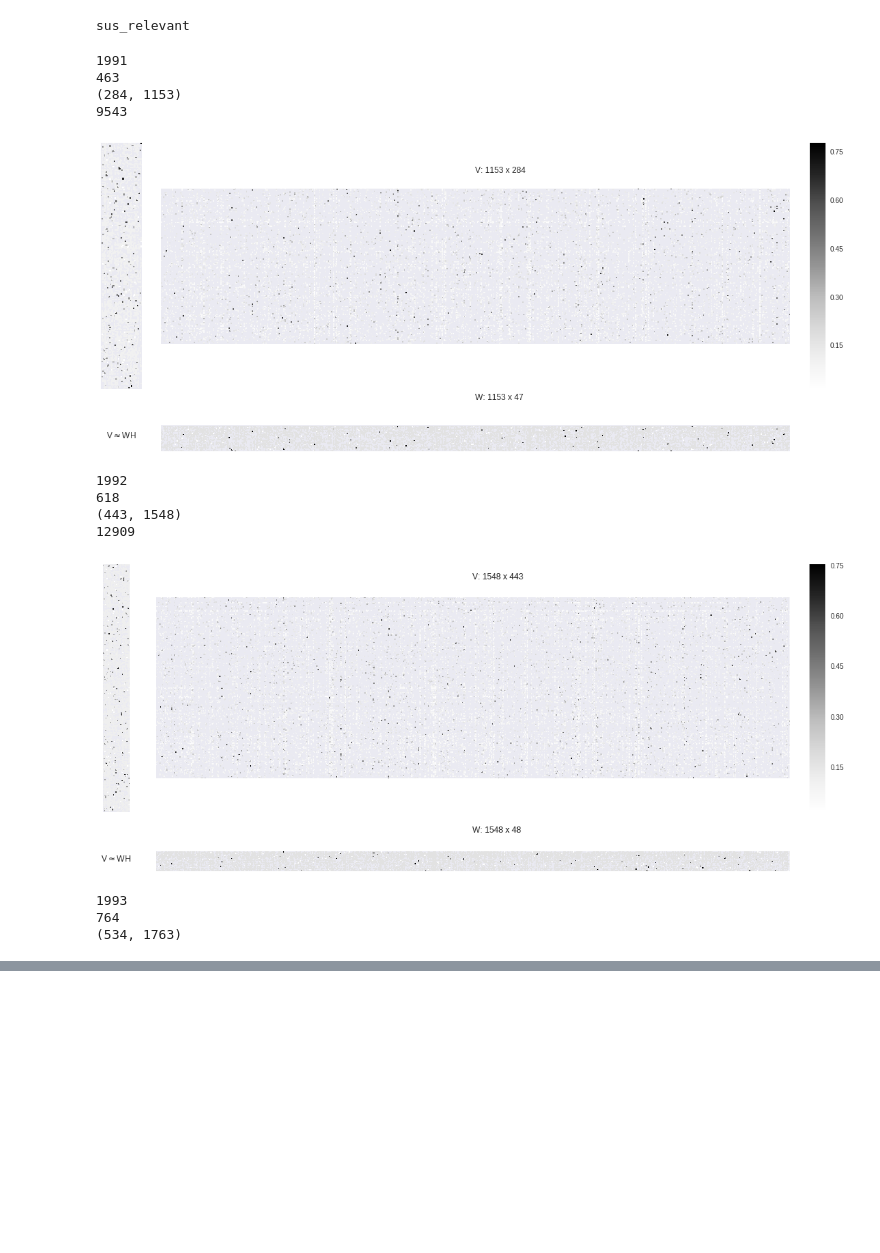
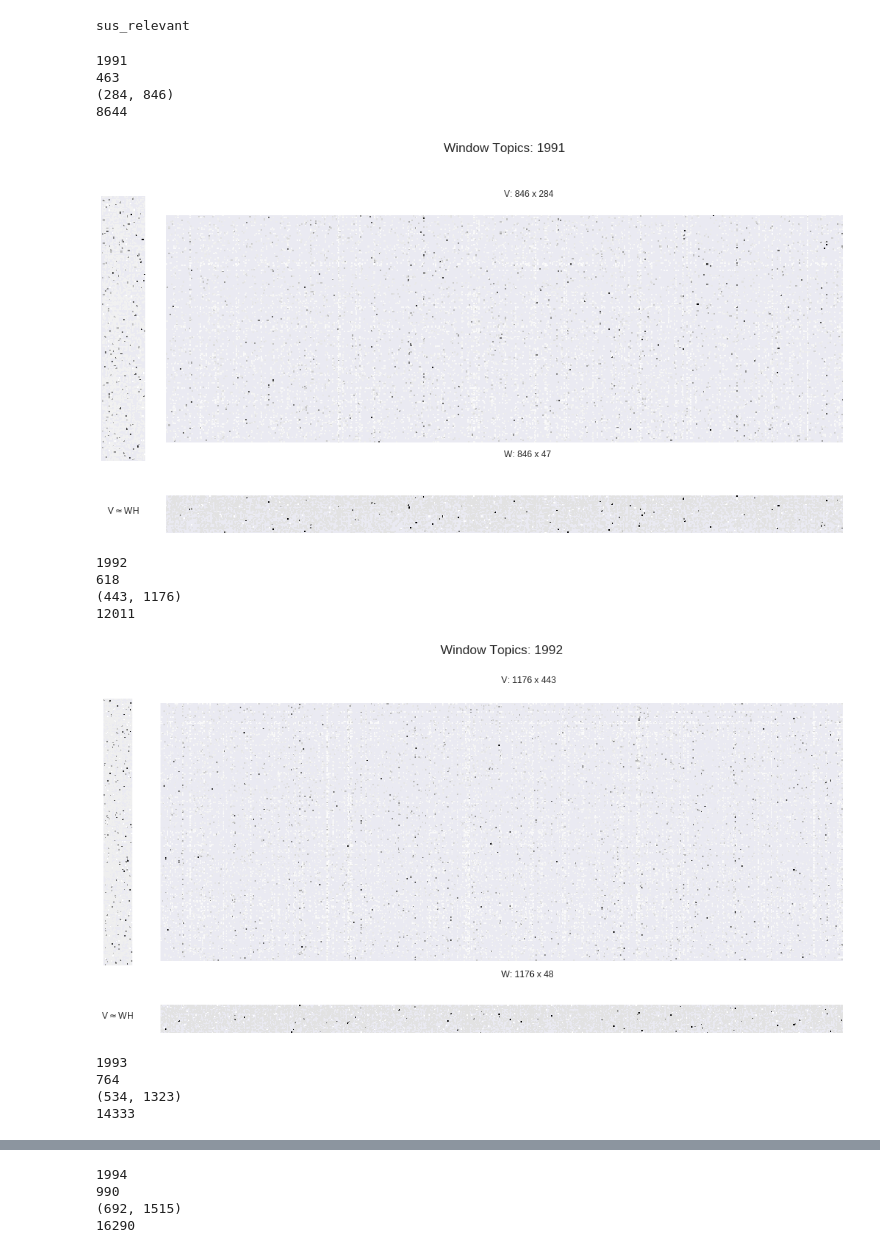
Before and after one commit to mcc-apsis/sustainability, a Jupyter notebook: code/explanation.ipynb, the cells around one changed output, grey strips where cells are left out. Cells and saved outputs as stored; diff of their text form; code cells hidden in the pictures; blank space fills up the shorter version.

```diff
--- a/code/explanation.ipynb
+++ b/code/explanation.ipynb
@@ -56,8 +56,8 @@ for y in [1991,1992,1993,1994,1995,1996]:
     abstracts, docsizes, ids = proc_docs(ydocs, stoplist)
 
     tfidf_vectorizer = TfidfVectorizer(
-            max_df=0.8,
-            min_df=4,
+            max_df=0.7,
+            min_df=6,
             max_features=500000,
             ngram_range=(1,1),
             tokenizer=snowball_stemmer(),
@@ -104,7 +104,7 @@ for y in [1991,1992,1993,1994,1995,1996]:
     ax1 = fig.add_axes([-0.45,0.5  ,0.8  ,0.5])
     ax2 = fig.add_axes([0    ,0.15 ,0.8  ,0.5])
     ax3 = fig.add_axes([0    ,0.5  ,0.8  ,0.5])
-    ax4 = fig.add_axes([0.825,0.5  ,0.02 ,0.5])
+    #ax4 = fig.add_axes([0.825,0.5  ,0.02 ,0.5])
 
     tfidf_m = tfidf.toarray()
     tfidf_m[tfidf_m==0.0]=np.nan
@@ -125,43 +125,49 @@ for y in [1991,1992,1993,1994,1995,1996]:
         #cbar_ax=ax4
         cbar=False
     )
 
     sns.heatmap(
         tfidf_m,
         xticklabels=False,
         yticklabels=False,
         cmap="Greys",
         square=True,
         ax=ax3,
-        cbar_ax=ax4
+        #cbar_ax=ax4,
+        cbar=False
     )
 
     m = tfidf_m.shape[0] # docs
     n = tfidf_m.shape[1] # terms
     r = H_m.shape[1] # topics
 
     ax1.text(H_m.shape[1]*4,H_m.shape[0]/2,"H:\n{}\nx\n{}".format(H_m.shape[1],H_m.shape[0]),
             va="center", ha="center")
 
     ax1.text(H_m.shape[1]/2,-H_m.shape[0]/5,r'V$\approx$WH',ha="center")
     ax2.text(W_m.shape[1]/2,W_m.shape[0]*2,"W: {} x {}".format(W_m.shape[1],W_m.shape[0]))
-    ax3.text(n*0.5,m*1.1,"V: {} x {}".format(n,m))
+    ax3.text(n*0.5,m*1.08,"V: {} x {}".format(n,m))
+
+    st = fig.suptitle("Window Topics: {}".format(y), fontsize="x-large",ha="center")
+    st.set_y(1.1)
+    st.set_x(0.4)
 
     #fig.tight_layout()
     plt.savefig('../plots/VWH_{}.png'.format(y),bbox_inches='tight')
 
     plt.show()
 # %% [output]
 1991
 463
-(284, 1153)
-9543
+(284, 846)
+8644
-[figure, old version]
+[figure, new version]
 1992
 618
-(443, 1548)
-12909
+(443, 1176)
+12011
-[figure, old version]
+[figure, new version]
 1993
 764
-(534, 1763)
+(534, 1323)
+14333
@@ -167,0 +175,4 @@ for y in [1991,1992,1993,1994,1995,1996]:
+1994
+990
+(692, 1515)
+16290
```
Also changed, not shown: parts of 10 cells of this notebook, 9 other files.
